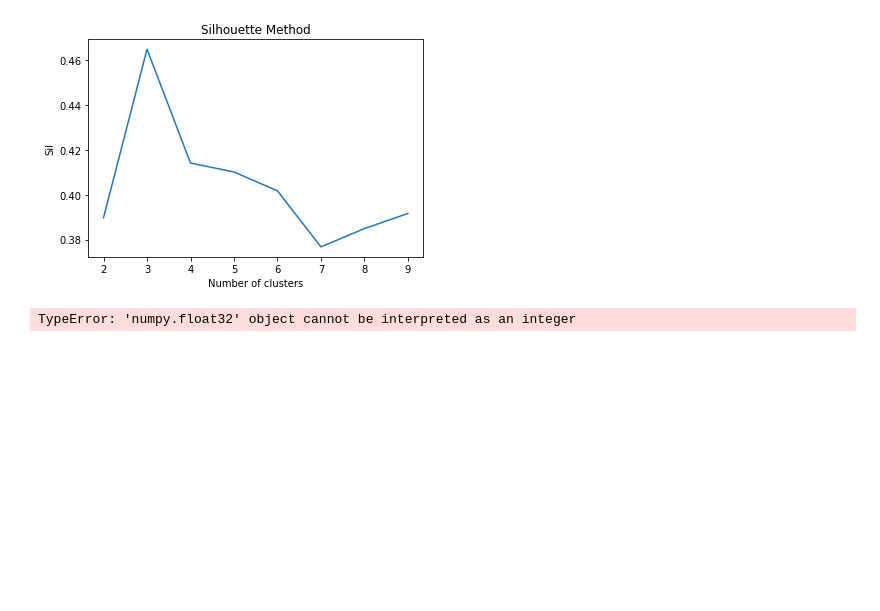
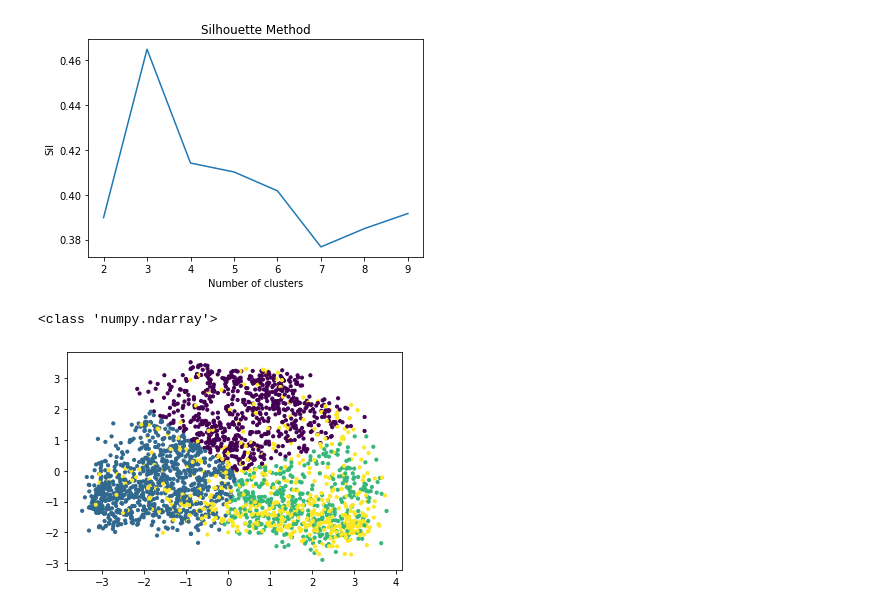
Before and after one commit to kevinyao93/CS245-Project-1, a Jupyter notebook: expansion/Clustring.ipynb, the cells around one changed output. Saved outputs shown, nothing was run; the diff lists cells and outputs as text; code cells hidden in the pictures; blank space fills up the shorter version.

```diff
--- a/expansion/Clustring.ipynb
+++ b/expansion/Clustring.ipynb
@@ -1,7 +1,7 @@
 # %%
 #clustering using spacy embeding
 candidate_path = "./data/expanded_candidate.txt"
-
+core_dict_path = "./data/dictionary_sampled.txt"
 import spacy
 import numpy as np
 from sklearn.cluster import KMeans
@@ -17,6 +17,12 @@ with open(candidate_path,'r',encoding='ascii',errors='ignore') as f:
 f.close()
 for i in range(len(phrases_list)):
     phrases_list[i] = phrases_list[i].rstrip('\n')
+
+with open(core_dict_path,'r',encoding='ascii',errors='ignore') as f:
+    core_dict = f.readlines()
+f.close()
+for i in range(len(core_dict)):
+    core_dict[i] = core_dict[i].rstrip('\n')
 
 from sklearn.decomposition import PCA
 phrase_vectors = []
@@ -68,12 +74,21 @@ def plot_scatter(embedding_2d, labels, show = True, save_as = None, title = None
         plt.savefig(save_as)
     if show:
         plt.show()
+# %%
+print(type(phrase_decompose))
+# %% [output]
+<class 'numpy.ndarray'>
 # %%
-best_cluster_num = sil[sil.index(min(sil))]
+best_cluster_num = range(2,10)[sil.index(max(sil))]
+
 kmeans = KMeans(n_clusters=best_cluster_num, random_state=0,max_iter=300)
 kmeans.fit(phrase_decompose)
 preds = kmeans.predict(phrase_decompose)
 
+for i in range(len(phrases_list)):
+    if phrases_list[i] in core_dict:
+        preds[i] = best_cluster_num
+
 plot_scatter(phrase_decompose, preds)
 # %% [output]
-TypeError: 'numpy.float32' object cannot be interpreted as an integer
+[figure, added]
```
